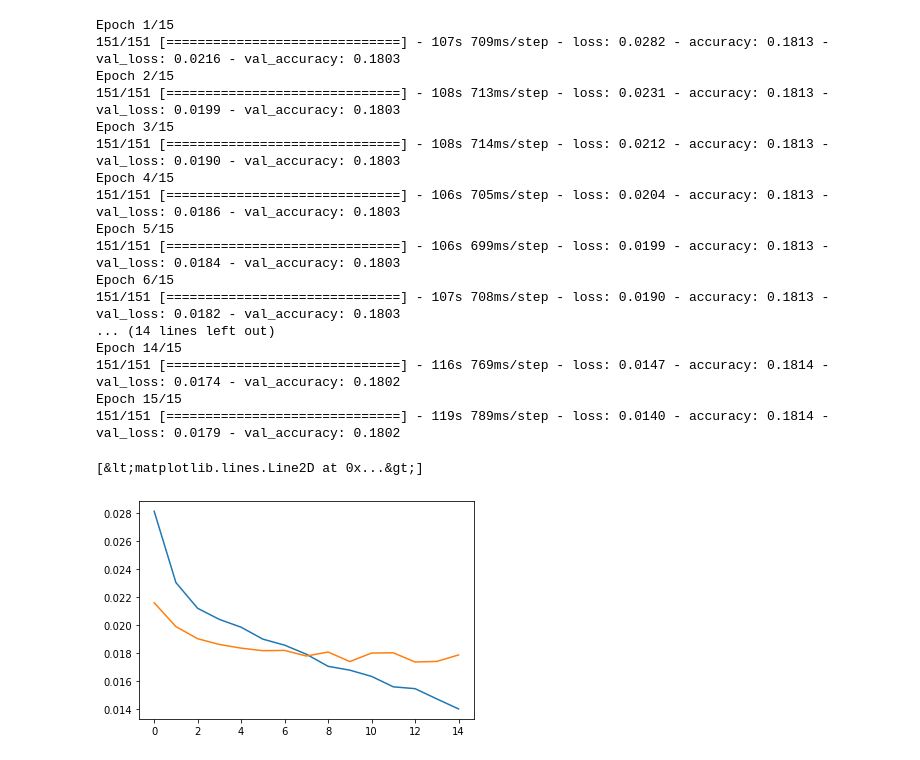
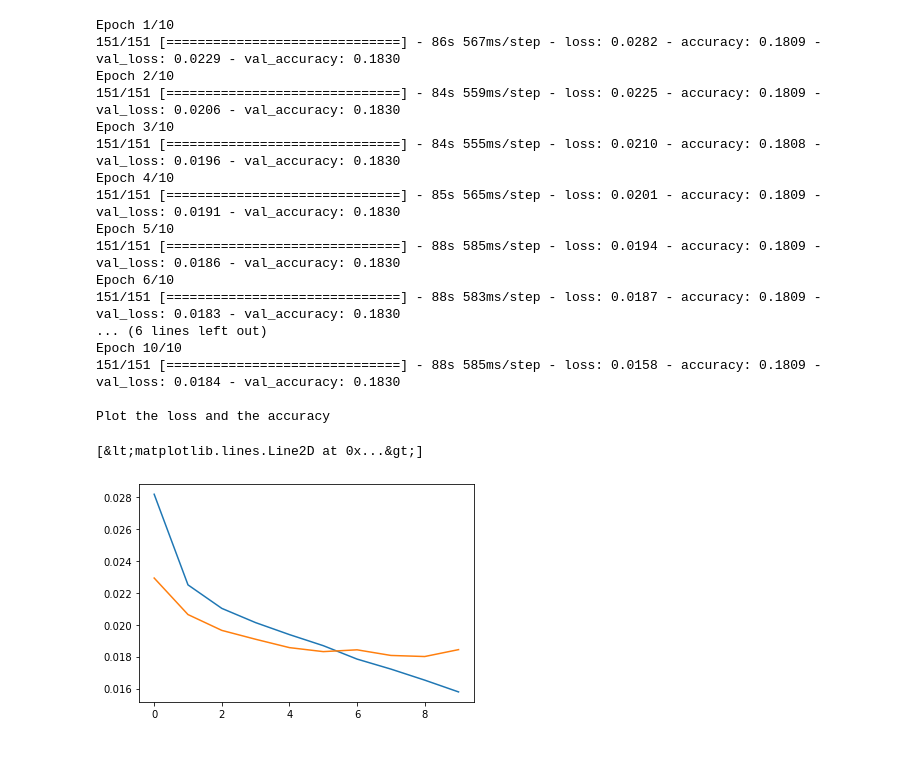
Before and after one commit to hurtadosanti/BehavioralCloning, a Jupyter notebook: BehavioralCloning.ipynb, the cells around one changed output. Cells and saved outputs as stored; diff of their text form; code cells hidden in the pictures.

```diff
--- a/BehavioralCloning.ipynb
+++ b/BehavioralCloning.ipynb
@@ -120,0 +135,15 @@ print(visualization_images.shape,visualization_labels.shape)
+# %%
+def image_generator(logs, batch_s, training=True):
+    while True:
+        start = 0
+        end = batch_s
+        while start  < len(logs):
+            selected = logs[start:end]
+            images,labels = batch_loader(selected)
+            if training:
+                flip_img,flip_l = flip(images,labels)
+                images = np.vstack((flip_img,images))
+                labels = np.hstack((flip_l,labels))
+            yield images,labels
+            start += batch_size
+            end += batch_size
@@ -136,15 +184,0 @@ for i,ax in  enumerate(axes.flat):
-# %%
-def image_generator(logs, batch_size, training=True):
-    while True:
-        start = 0
-        end = batch_size
-        while start  < len(logs):
-            selected = logs[start:end]
-            images,labels = batch_loader(selected,training)
-            if training:
-                flip_img,flip_labels = flip(images,labels)
-                images = np.vstack((flip_img,images))
-                labels = np.hstack((flip_labels,labels))
-            yield images,labels
-            start += batch_size
-            end += batch_size
@@ -205,39 +236,38 @@ def Nvidia(input_shape,dropout):
 # %%
-#model = simple_net(img_shape,0.001)
-#model = LeNet5(img_shape,0.25,0.0003)
+# model = simple_net(img_shape,0.001)
+# model = LeNet5(img_shape,0.25,0.0003)
 learning_rate = 0.0003
-epochs = 15
-model = Nvidia(img_shape,0.25)
+epochs = 10
+model = nvidia_model(img_shape,0.25)
 model.compile(loss='mse', optimizer=tf.keras.optimizers.Adam(learning_rate),metrics=['accuracy'])
 history = model.fit(image_generator(train_log,batch_size),
                     epochs=epochs,
                     steps_per_epoch=steps_per_epoch,
                     validation_data=image_generator(validation_log,128,training=False),
                     validation_steps=validation_steps_per_epoch,
                     shuffle=True,
                     verbose=1)
-
-# Plot the loss and the accuracy
-
+print()
+print('Plot the loss and the accuracy')
 plt.plot(history.history['loss'])
 plt.plot(history.history['val_loss'])
 # %% [output]
-Epoch 1/15
-151/151 [==============================] - 107s 709ms/step - loss: 0.0282 - accuracy: 0.1813 - val_loss: 0.0216 - val_accuracy: 0.1803
-Epoch 2/15
-151/151 [==============================] - 108s 713ms/step - loss: 0.0231 - accuracy: 0.1813 - val_loss: 0.0199 - val_accuracy: 0.1803
-Epoch 3/15
-151/151 [==============================] - 108s 714ms/step - loss: 0.0212 - accuracy: 0.1813 - val_loss: 0.0190 - val_accuracy: 0.1803
-Epoch 4/15
-151/151 [==============================] - 106s 705ms/step - loss: 0.0204 - accuracy: 0.1813 - val_loss: 0.0186 - val_accuracy: 0.1803
-Epoch 5/15
-151/151 [==============================] - 106s 699ms/step - loss: 0.0199 - accuracy: 0.1813 - val_loss: 0.0184 - val_accuracy: 0.1803
-Epoch 6/15
-151/151 [==============================] - 107s 708ms/step - loss: 0.0190 - accuracy: 0.1813 - val_loss: 0.0182 - val_accuracy: 0.1803
-... (14 lines left out)
-Epoch 14/15
-151/151 [==============================] - 116s 769ms/step - loss: 0.0147 - accuracy: 0.1814 - val_loss: 0.0174 - val_accuracy: 0.1802
-Epoch 15/15
-151/151 [==============================] - 119s 789ms/step - loss: 0.0140 - accuracy: 0.1814 - val_loss: 0.0179 - val_accuracy: 0.1802
+Epoch 1/10
+151/151 [==============================] - 86s 567ms/step - loss: 0.0282 - accuracy: 0.1809 - val_loss: 0.0229 - val_accuracy: 0.1830
+Epoch 2/10
+151/151 [==============================] - 84s 559ms/step - loss: 0.0225 - accuracy: 0.1809 - val_loss: 0.0206 - val_accuracy: 0.1830
+Epoch 3/10
+151/151 [==============================] - 84s 555ms/step - loss: 0.0210 - accuracy: 0.1808 - val_loss: 0.0196 - val_accuracy: 0.1830
+Epoch 4/10
+151/151 [==============================] - 85s 565ms/step - loss: 0.0201 - accuracy: 0.1809 - val_loss: 0.0191 - val_accuracy: 0.1830
+Epoch 5/10
+151/151 [==============================] - 88s 585ms/step - loss: 0.0194 - accuracy: 0.1809 - val_loss: 0.0186 - val_accuracy: 0.1830
+Epoch 6/10
+151/151 [==============================] - 88s 583ms/step - loss: 0.0187 - accuracy: 0.1809 - val_loss: 0.0183 - val_accuracy: 0.1830
+... (6 lines left out)
+Epoch 10/10
+151/151 [==============================] - 88s 585ms/step - loss: 0.0158 - accuracy: 0.1809 - val_loss: 0.0184 - val_accuracy: 0.1830
+
+Plot the loss and the accuracy
 [&lt;matplotlib.lines.Line2D at 0x...&gt;]
-[figure, old version]
+[figure, new version]
```
Also changed, not shown: parts of 22 cells of this notebook, 1 other file.
